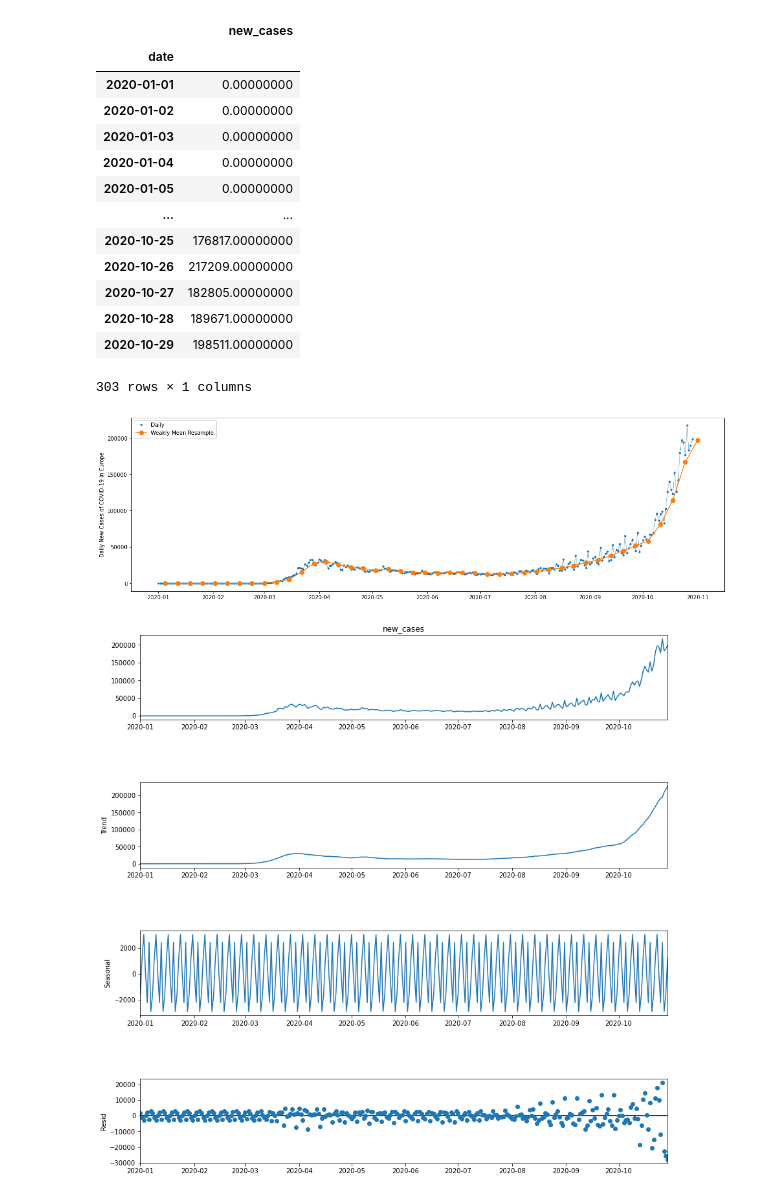
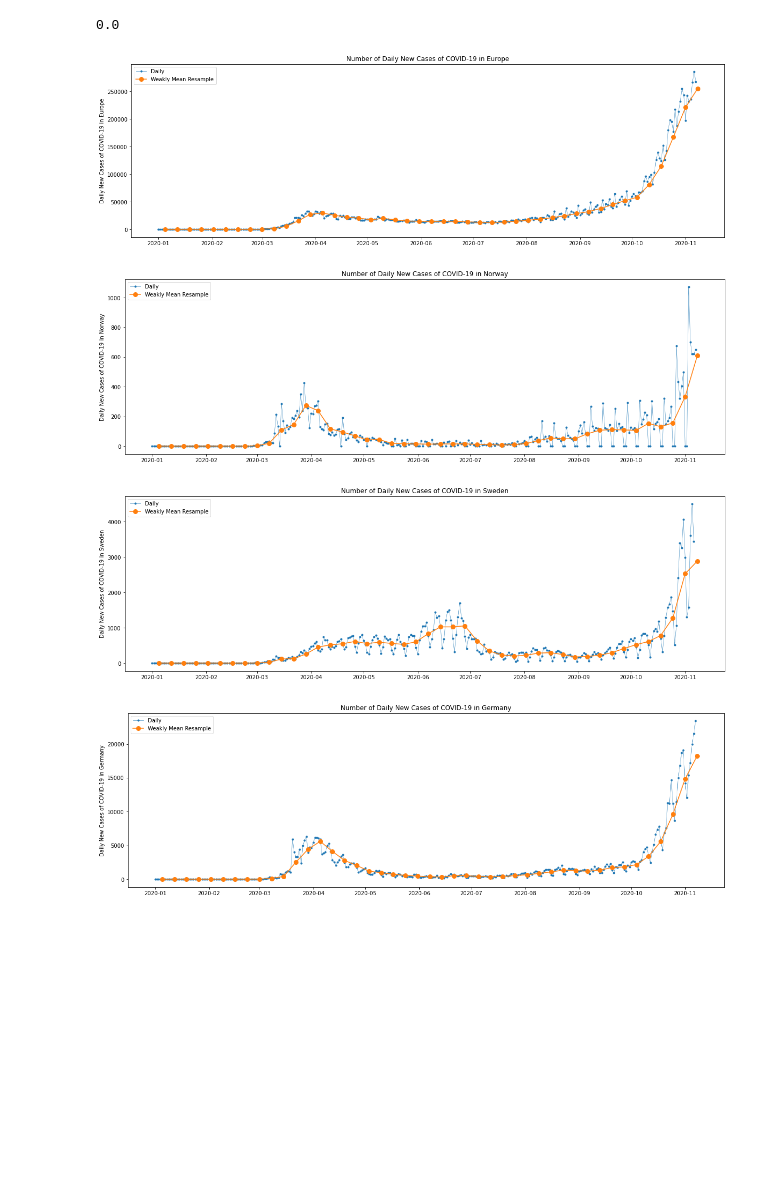
Before and after one commit to ostormer/covid_ml, a Jupyter notebook: Exponential Smoothing v2.ipynb, the cells around one changed output. Cells and saved outputs as stored; diff of their text form; code cells hidden in the pictures; blank space fills up the shorter version.

```diff
--- a/Exponential Smoothing v2.ipynb
+++ b/Exponential Smoothing v2.ipynb
@@ -55,18 +57,0 @@ def Country_training_set(iso_code, beg_day=150, end_day=euroData["date"].nunique
-# %%
-df = Europe_training_set()
-df
-# %% [output]
-|  | new_cases |
-| date |  |
-| 2020-01-01 | 0.00000000 |
-| 2020-01-02 | 0.00000000 |
-| 2020-01-03 | 0.00000000 |
-| 2020-01-04 | 0.00000000 |
-| 2020-01-05 | 0.00000000 |
-| ... | ... |
-| 2020-10-25 | 176817.00000000 |
-| 2020-10-26 | 217209.00000000 |
-| 2020-10-27 | 182805.00000000 |
-| 2020-10-28 | 189671.00000000 |
-| 2020-10-29 | 198511.00000000 |
-303 rows × 1 columns
@@ -73,14 +63,25 @@ df
+# %%
+df_nor['new_cases'].min()
+# %% [output]
+0.0
 # %%
-def Initial_plot(df, country_names ='Europe'):
+def Initial_plot(df, country_name ='Europe'):
     y = df['new_cases']
     fig, ax = plt.subplots(figsize=(20, 6))
+    plt.title("Number of Daily New Cases of COVID-19 in "+country_name)
     ax.plot(y,marker='.', linestyle='-', linewidth=0.5, label='Daily')
     ax.plot(y.resample('W').mean(),marker='o', markersize=8, linestyle='-', label='Weakly Mean Resample')
-    ax.set_ylabel('Daily New Cases of COVID-19 in '+country_names)
+    ax.set_ylabel('Daily New Cases of COVID-19 in '+country_name)
     ax.legend();
-# %%
-Initial_plot(df)
-# %% [output]
-[figure, removed]
+# %%
+Initial_plot(df_eu)
+Initial_plot(df_nor, country_name = 'Norway')
+Initial_plot(df_swe, country_name = 'Sweden')
+Initial_plot(df_ger, country_name = 'Germany')
+# %% [output]
+[figure, added]
+[figure, added]
+[figure, added]
+[figure, added]
 # %%
 # graphs to show seasonal_decompose
@@ -91,6 +93 @@ def seasonal_decompose (y):
     plt.show()
-# %%
-y = df['new_cases']
-seasonal_decompose(y)
-# %% [output]
-[figure, removed]
```
Also changed, not shown: parts of 30 cells of this notebook, 5 other files.
